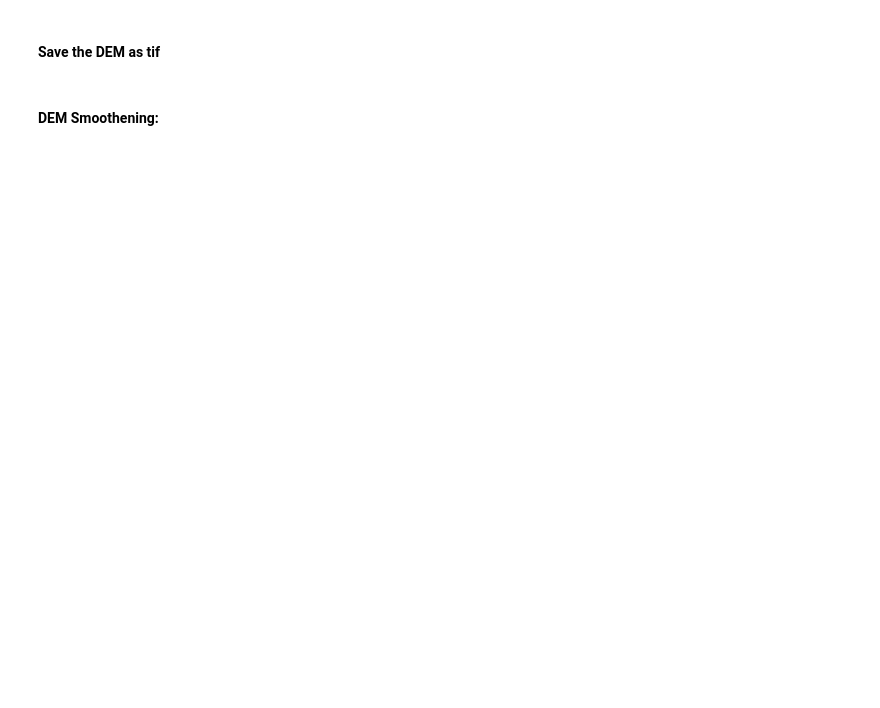
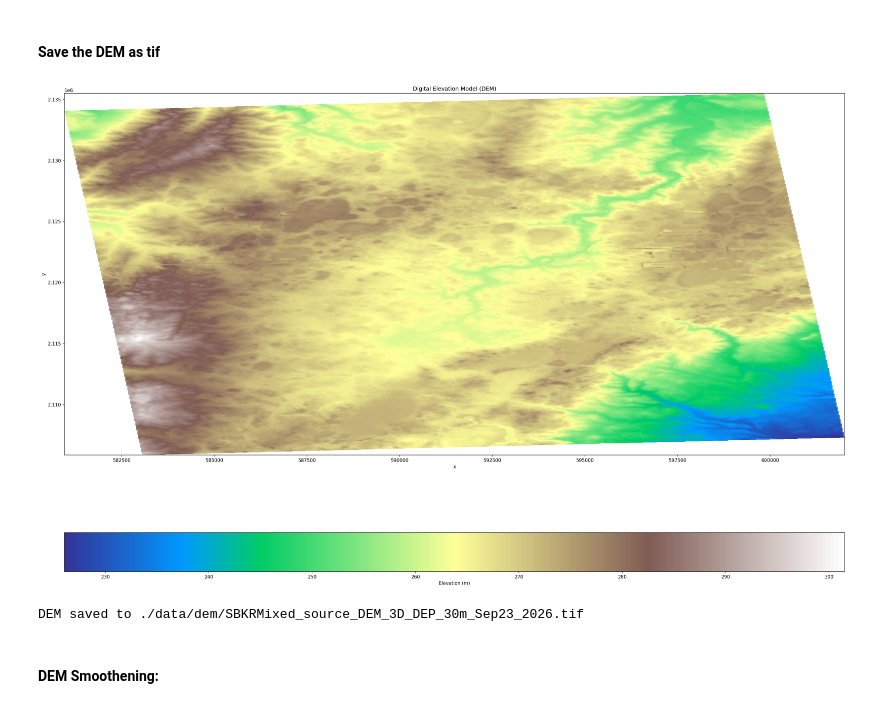
Before and after one commit to nirsun-pnnl/ww_and_ats_pnnl, a Jupyter notebook: watersheds/sb_kishwaukee_IL/watershed_workflow/ScriptsAndVar/SBKR_ww_100m_mixedEleme.ipynb, the cells around one changed output. Drawn from its saved outputs; the diff is of its cells as text; code cells hidden in the pictures; blank space fills up the shorter version.

```diff
--- a/watersheds/sb_kishwaukee_IL/watershed_workflow/ScriptsAndVar/SBKR_ww_100m_mixedEleme.ipynb
+++ b/watersheds/sb_kishwaukee_IL/watershed_workflow/ScriptsAndVar/SBKR_ww_100m_mixedEleme.ipynb
@@ -679,0 +875,3 @@ dem = sources['DEM'].getDataset(watershed.exterior, watershed.crs)['dem']
+# %%
+# get a raster for the elevation map, based on 3DEP
+dem = sources['DEM'].getDataset(watershed.exterior.buffer(100), watershed.crs)['dem']
@@ -707,20 +933,23 @@ plt.show()
 # %%
 import matplotlib.pyplot as plt
 fig, ax = plt.subplots(figsize=(30, 20))
 dem.plot(ax=ax, cmap='terrain', cbar_kwargs={'label': 'Elevation (m)',
 'orientation': 'horizontal'})
 ax.set_title('Digital Elevation Model (DEM)')
 ax.set_xlabel('x')
 ax.set_ylabel('y')
 plt.show()
 
-"""
+#"""
 import os
-output_path = f"./data/dem/{name}_source_DEM_3D_DEP_13arcsec_March30_2026.tif"
+output_path = f"./data/dem/{name}_source_DEM_3D_DEP_30m_Sep23_2026.tif"
 os.makedirs(os.path.dirname(output_path), exist_ok=True)
 dem.rio.to_raster(output_path)
 print(f"DEM saved to {output_path}")
-"""
+#"""
+# %% [output]
+[figure, added]
+DEM saved to ./data/dem/SBKRMixed_source_DEM_3D_DEP_30m_Sep23_2026.tif
 # %% [markdown]
 #### DEM Smoothening:
 # %%
```
Also changed, not shown: parts of 50 cells of this notebook.
